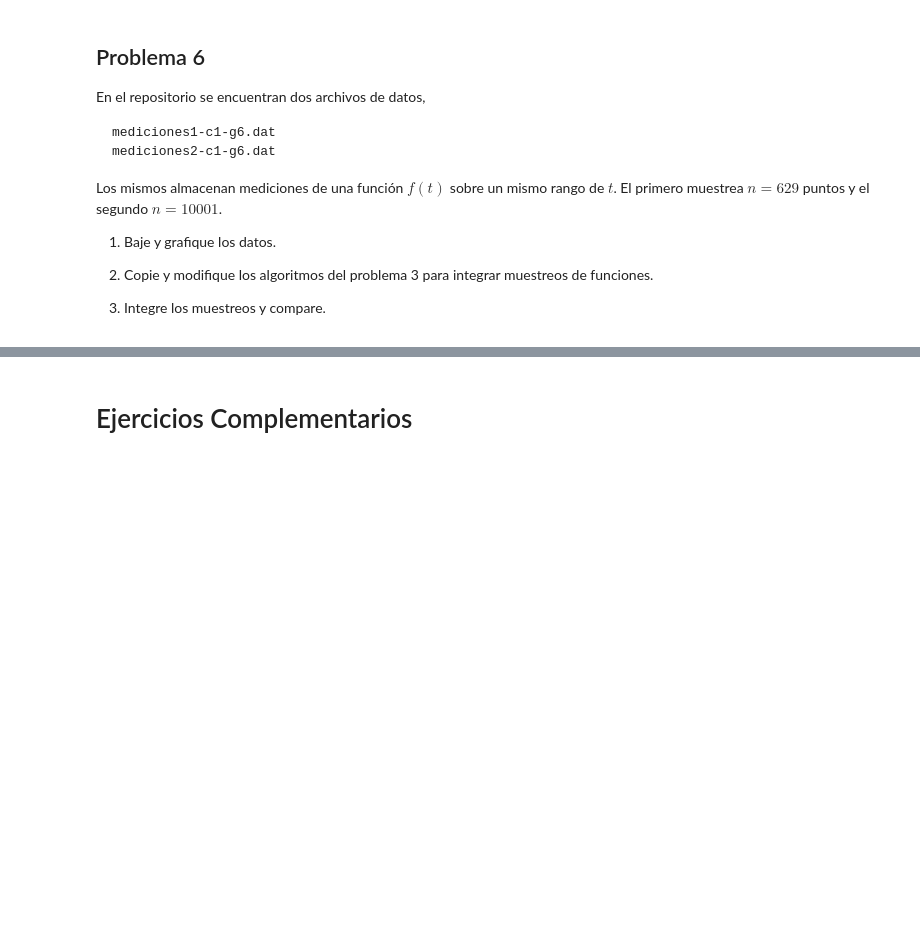
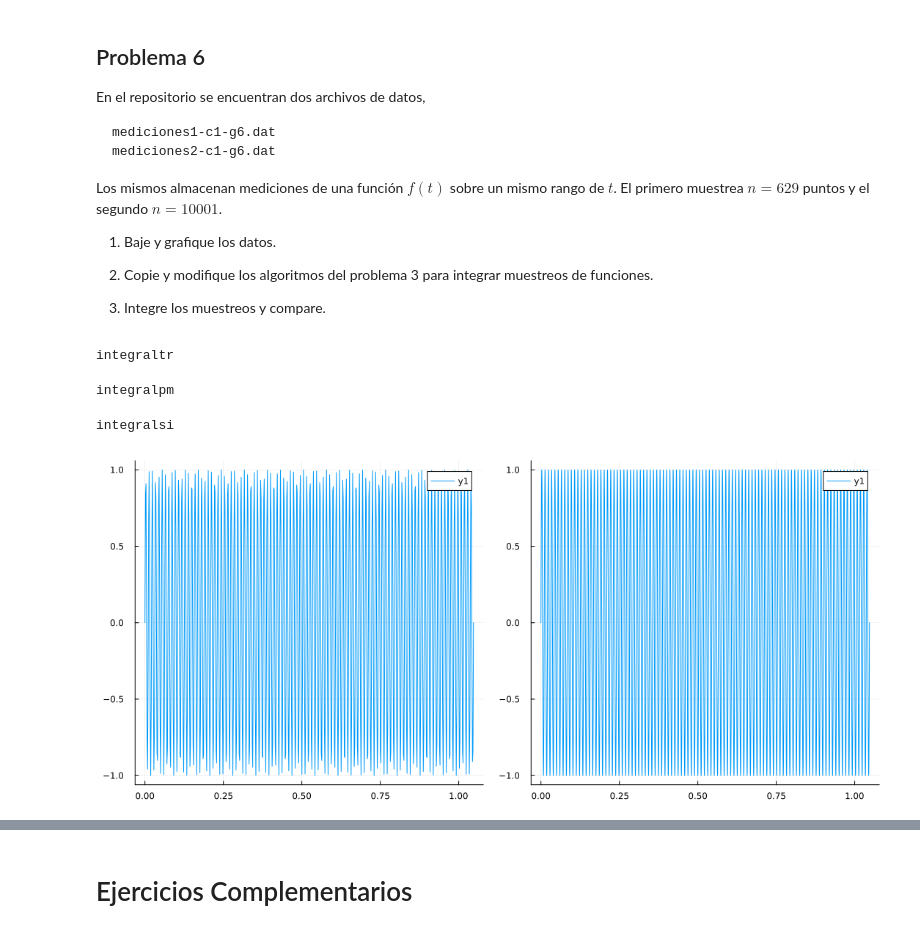
Before and after one commit to CuteS3al/Metodos-2024, a Jupyter notebook: Guia6/guia-6-2024.ipynb, the cells around one changed output, grey strips where cells are left out. Saved outputs shown, nothing was run; the diff lists cells and outputs as text; code cells hidden in the pictures; blank space fills up the shorter version.

```diff
--- a/Guia6/guia-6-2024.ipynb
+++ b/Guia6/guia-6-2024.ipynb
@@ -191,3 +354,82 @@ Los mismos almacenan mediciones de una función $f(t)$ sobre un mismo rango de $
 2. Copie y modifique los algoritmos del problema 3 para integrar muestreos de funciones.
 
 3. Integre los muestreos y compare.
+# %%
+"""
+    integraltr(x::Vector,f::Vector)
+
+En caso de pasar un número discreto de valores `x` y `f(x)`.
+"""
+function integraltr(x::Vector,f::Vector)
+    n=length(f)
+    I=0
+    for i in 3:2:n
+        #fp=0
+        h1 = (x[i-1]-x[i-2])
+        h2 = (x[i]-x[i-1])
+        f1 = f[i-2]+f[i-1]
+        f2 = f[i-1]+f[i]
+        I += (h1/2)*(f1) + (h2/2)*(f2)
+        #println("h = $h         I[$i] = $I")
+    end
+
+    return I
+
+end
+# %% [output]
+integraltr
+# %%
+"""
+    integralpm(x::Vector,f::Vector)
+
+En caso de pasar un número discreto de valores x y f(x).
+"""
+function integralpm(x::Vector,f::Vector)
+    n=length(f)
+    I=0
+    for i in 2:2:n-1-n%2
+        I += f[i+1]*(x[i+2]-x[i])
+    end
+    return I
+end
+# %% [output]
+integralpm
+# %%
+"""
+    integralsi(x::Vector,f::Vector)
+
+En caso de pasar un número discreto de valores x y f(x).
+"""
+function integralsi(x::Vector,f::Vector)
+    n=length(f)
+    I=0
+    for i in 1:2:n-2
+        I+=((x[i+2]-x[i])/6)*(f[i]+4*f[i+1]+f[i+2])
+    end
+    return I
+end
+# %% [output]
+integralsi
+# %%
+x1,x2=Vector{Float64}(),Vector{Float64}()
+f1,f2=Vector{Float64}(),Vector{Float64}()
+open("mediciones1-c1-g6.dat","r") do fh
+    for line in readlines(fh)
+        cols = split(line)
+        push!(x1,parse(Float64,cols[1]))
+        push!(f1,parse(Float64,cols[2]))
+    end
+end
+open("mediciones2-c1-g6.dat","r") do fh
+    for line in readlines(fh)
+        cols = split(line)
+        push!(x2,parse(Float64,cols[1]))
+        push!(f2,parse(Float64,cols[2]))
+    end
+end
+# %%
+using Plots
+p1 = plot(x1,f1);p2=plot(x2,f2)
+plot(p1,p2,size=(1080,480))
+# %% [output]
+[figure, added]
```
Also changed, not shown: parts of 19 cells of this notebook, 2 other files.
